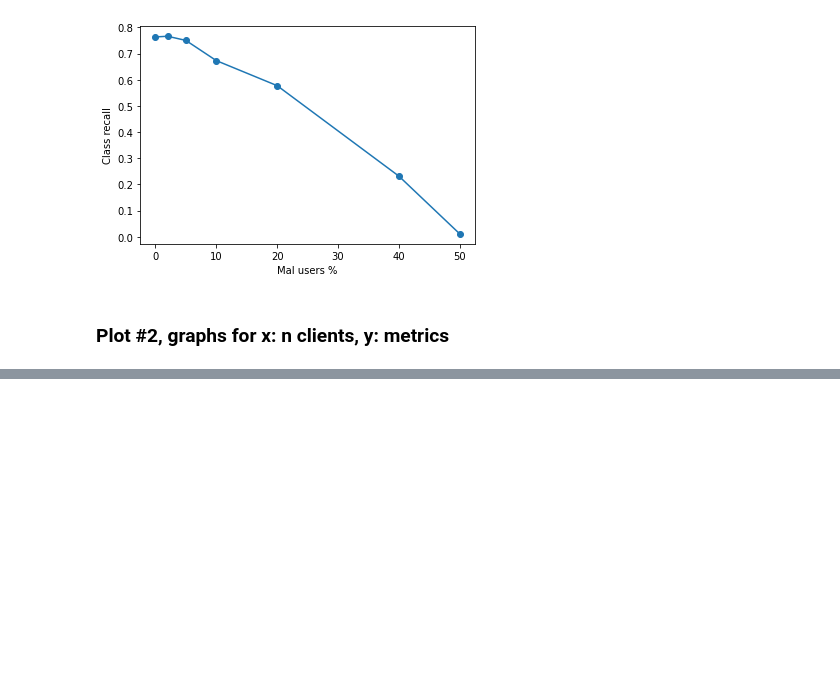
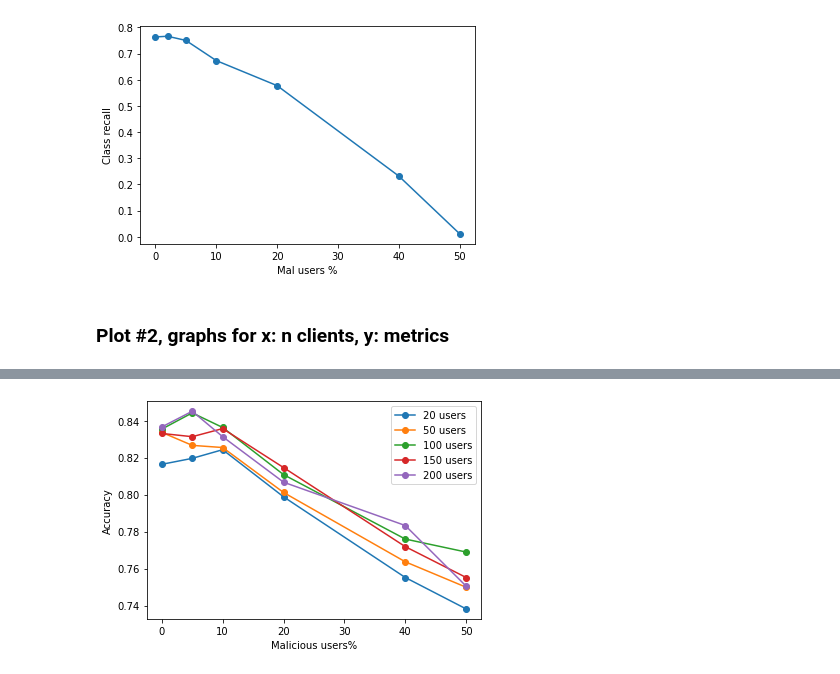
Before and after one commit to nikosgalanis/data-poisoning-defense-fl, a Jupyter notebook: Federated_Training/poison_mnist_fed.ipynb, the cells around one changed output, grey strips where cells are left out. Drawn from its saved outputs; the diff is of its cells as text; code cells hidden in the pictures; blank space fills up the shorter version.

```diff
--- a/Federated_Training/poison_mnist_fed.ipynb
+++ b/Federated_Training/poison_mnist_fed.ipynb
@@ -27,7 +43,7 @@ batch_size_test = 20
 shuffle_buffer = 100
 prefetch_buffer = 10
 
-n_train_epochs = 25
+n_train_epochs = 30
 
 client_learning_rate = 0.02
 server_learning_rate = 1
@@ -41,7 +57,7 @@ dropout = 0.1
 target_value = 3
 poisoned_value = 8
 
-mal_users_percentages = [0, 2, 5, 10, 20, 40, 50]
+mal_users_percentages = [0, 5, 10, 20, 40, 50]
 # %% [markdown]
 To begin with, we define the hyperparameters used for our data preprocesing, for our model and for the attack. Speccifically:
  - For data preprocessing, when the data is split and distributed to the users, it is repeated `n_train_dataset_epochs` and `n_test_dataset_epochs` in order to artificially create a larger dataset. For the model to learn better and faster, we also organize our data in batches of `batch_size_train` and `batch_size_test` for the train and test set respecively. We are also going to shuffle and prefetch our data, so we define the parameters needed for those methods.
@@ -240,7 +258,7 @@ for mal_users_percentage in [0, 10, 20, 40]:
     for epoch in tqdm(range(n_train_epochs), position = 0, leave = True):
         # clients = emnist_train.client_ids[0:n_clients]
 
-        federated_train_data = make_federated_data(emnist_train, clients[epoch], target_value, poisoned_value, train=True, mal_users_percentage=mal_users_percentage)
+        federated_train_data = make_federated_data(emnist_train, clients[epoch], target_value, poisoned_value, train=True, mal_users_percentage=(mal_users_percentage / 10))
 
         # run a next on the training process to train the model
         result = training_process.next(train_state, federated_train_data)
@@ -498,7 +523,7 @@ sample_test_clients = emnist_test.client_ids[0:n_test_clients]
 federated_test_data = make_federated_data(emnist_test, sample_test_clients, 0, 0, train=False)
 
 
-n_clients_list = [30, 50, 100, 150, 200, 300]
+n_clients_list = [20, 50, 100, 150, 200]
 
 for n_clients in n_clients_list:
     # fix the random clients so that they are the same for every model
@@ -525,7 +550,7 @@ for n_clients in n_clients_list:
 
         train_state = training_process.initialize()
 
-        print("Model with " + str(mal_users_percentage) + "% mal clients")
+        print("Model with " + str(i) + "% mal clients")
         for epoch in tqdm(range(n_train_epochs), position = 0, leave = True):
             # clients = emnist_train.client_ids[0:n_clients]
 
@@ -554,3 +579,7 @@ for n_clients in n_clients_list:
         eval_acc.append(eval_metrics['sparse_categorical_accuracy'])
         eval_loss.append(eval_metrics['loss'])
         eval_recall.append(eval_metrics['specific_class_recall'])
+
+    accs.append(eval_acc)
+    losses.append(eval_loss)
+    class_recall.append(eval_recall)
@@ -556,0 +600,12 @@ for n_clients in n_clients_list:
+# %%
+for cnt, model_acc in enumerate(accs):
+
+    plt.plot(mal_users_percentages, model_acc, label=str(n_clients_list[cnt]) + " users", marker='o')
+
+plt.xlabel("Malicious users%")
+plt.ylabel("Accuracy")
+
+plt.legend()
+plt.show()
+# %% [output]
+[figure, added]
```
Also changed, not shown: parts of 27 cells of this notebook, 3 other files.
